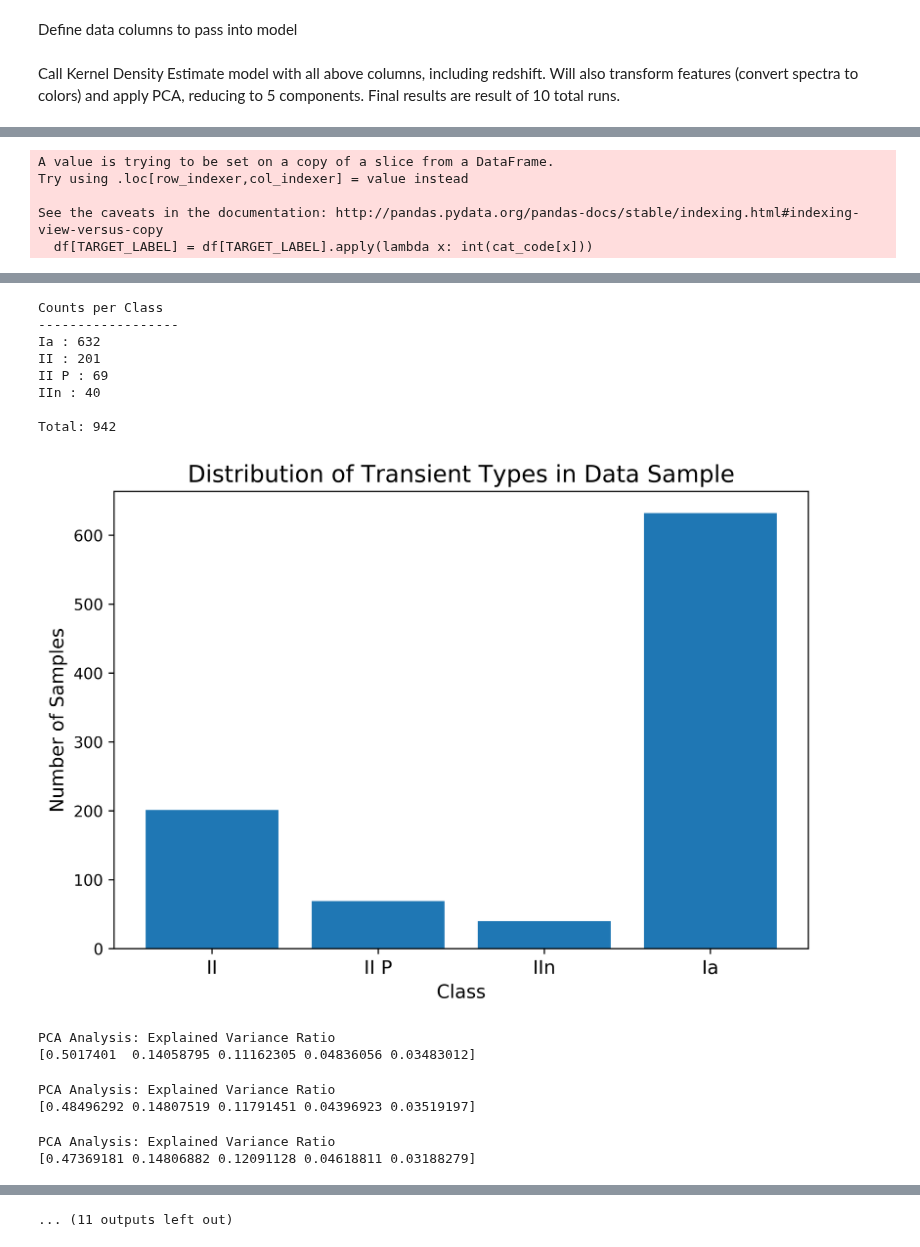
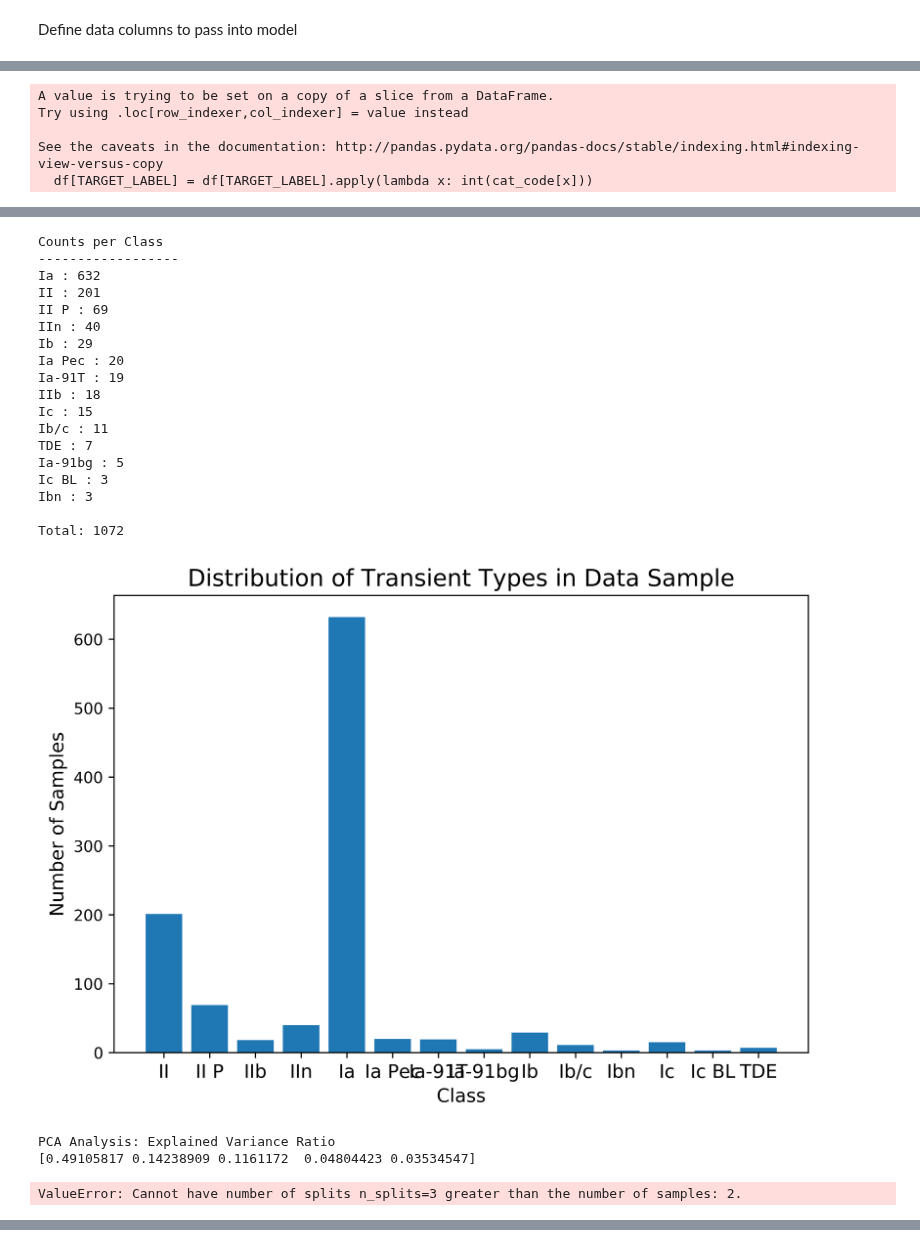
Before and after one commit to marinakiseleva/thex_model, a Jupyter notebook: notebooks/LSST-like Experiment.ipynb, the cells around one changed output, grey strips where cells are left out. Drawn from its saved outputs; the diff is of its cells as text; code cells hidden in the pictures.

```diff
--- a/notebooks/LSST-like Experiment.ipynb
+++ b/notebooks/LSST-like Experiment.ipynb
@@ -1,7 +1,5 @@
 # %% [markdown]
 Define data columns to pass into model
-# %% [markdown]
-Call Kernel Density Estimate model with all above columns, including redshift. Will also transform features (convert spectra to colors) and apply PCA, reducing to 5 components. Final results are result of 10 total runs.
 # %%
 mag_cols = ['GALEXAIS_FUV', 'GALEXAIS_NUV',
          'GALEXAIS_FUV.b', 'GALEXAIS_e_FUV.b', 'GALEXAIS_NUV.b',
@@ -76,9 +74,7 @@ kde = KDEModel(
          cols = cols,
          folds = 3,
          transform_features = True,
-#          one_all = ['TDE'],
-#          one_all = ['Ib', 'Ic', 'II', 'Ib/c', 'Ic Pec', 'Ib Pec', 'Ibn'],
-         top_classes = 4,
+         top_classes = 14,
          incl_redshift = True,
          pca = 5,
          num_runs = 1,
@@ -97,30 +93,37 @@ top_classes : 4
 one_all : None
 subsample : None
 transform_features : True
 transform_labels : True
 ... (17 lines left out)
 Node: IIn P has already been assigned parent: II P
 Node: IIn L has already been assigned parent: II L
 Node: IIn Pec has already been assigned parent: II Pec
 Node: TDE has already been assigned parent: TTypes
 A value is trying to be set on a copy of a slice from a DataFrame.
 Try using .loc[row_indexer,col_indexer] = value instead
 
 See the caveats in the documentation: http://pandas.pydata.org/pandas-docs/stable/indexing.html#indexing-view-versus-copy
   df[TARGET_LABEL] = df[TARGET_LABEL].apply(lambda x: int(cat_code[x]))
 [figure]
 Counts per Class
 ------------------
 Ia : 632
 II : 201
 II P : 69
 IIn : 40
+Ib : 29
+Ia Pec : 20
+Ia-91T : 19
+IIb : 18
+Ic : 15
+Ib/c : 11
+TDE : 7
+Ia-91bg : 5
+Ic BL : 3
+Ibn : 3
 
-Total: 942
+Total: 1072
-[figure, old version]
+[figure, new version]
 PCA Analysis: Explained Variance Ratio
-[0.5017401  0.14058795 0.11162305 0.04836056 0.03483012]
+[0.49105817 0.14238909 0.1161172  0.04804423 0.03534547]
-PCA Analysis: Explained Variance Ratio
-[0.48496292 0.14807519 0.11791451 0.04396923 0.03519197]
+ValueError: Cannot have number of splits n_splits=3 greater than the number of samples: 2.
-PCA Analysis: Explained Variance Ratio
-[0.47369181 0.14806882 0.12091128 0.04618811 0.03188279]
@@ -131 +129,0 @@ PCA Analysis: Explained Variance Ratio
-... (11 outputs left out)
```
Also changed, not shown: parts of 1 cell of this notebook, 12 other files.
